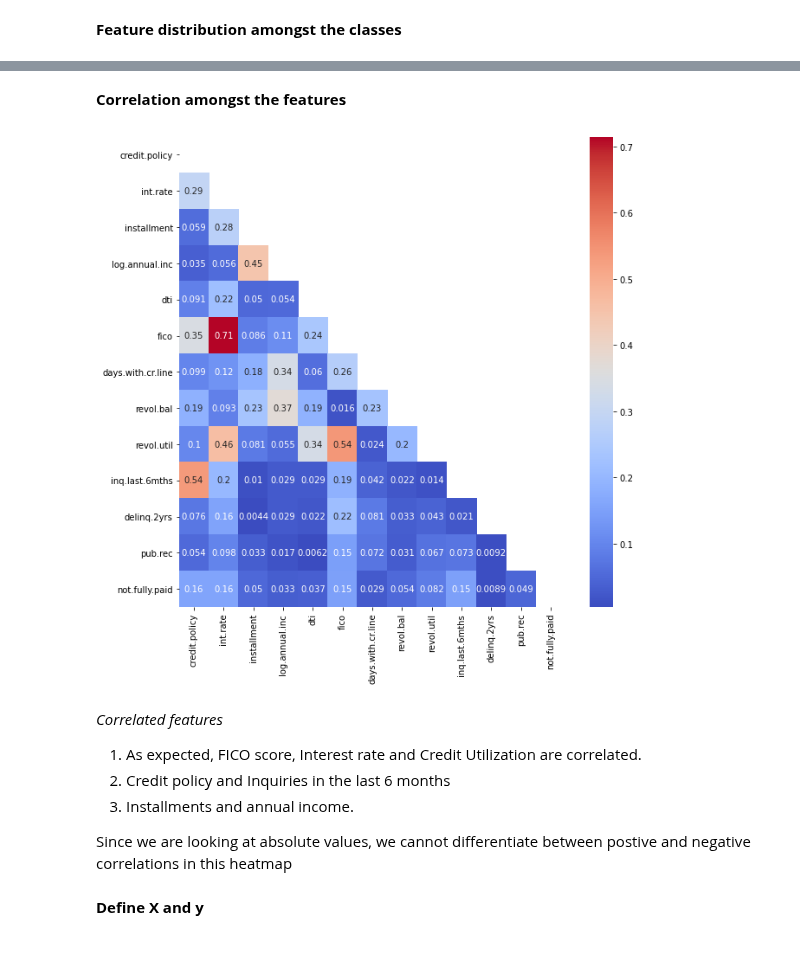
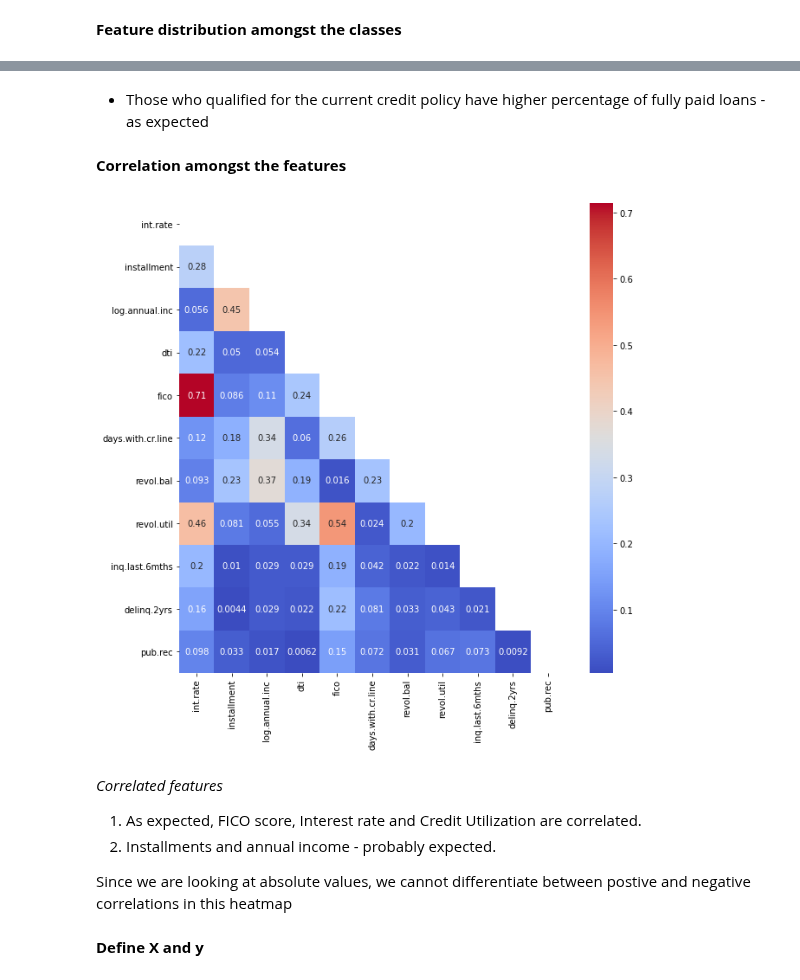
Before and after one commit to deepthiab/Loans_LC, a Jupyter notebook: EDA.ipynb, the cells around one changed output, grey strips where cells are left out. Saved outputs shown, nothing was run; the diff lists cells and outputs as text; code cells hidden in the pictures; blank space fills up the shorter version.

```diff
--- a/EDA.ipynb
+++ b/EDA.ipynb
@@ -11,2 +14,2 @@ warnings.filterwarnings('ignore')
 # %%
-loan_data = pd.read_csv('./loan_data.csv')
+loan_data = pd.read_csv('loan_data.csv')
@@ -72,20 +98,21 @@ for i in numbers:
+# %% [markdown]
+* Those who qualified for the current credit policy have higher percentage of fully paid loans - as expected
 # %% [markdown]
 **Correlation amongst the features**
 # %%
-corr = loan_data.corr().abs()
+corr = loan_data[numbers].corr().abs()
 mask = np.triu(np.ones_like(corr))
 plt.figure(figsize= (10,10))
 sns.heatmap(data= corr,
             cmap= 'coolwarm',
             annot = True,
            mask=mask);
 # %% [output]
-[figure, old version]
+[figure, new version]
 # %% [markdown]
 *Correlated features*
 1. As expected, FICO score, Interest rate and Credit Utilization are correlated.
-2. Credit policy and Inquiries in the last 6 months
-3. Installments and annual income.
+2. Installments and annual income - probably expected.
 
 Since we are looking at absolute values, we cannot differentiate between postive and negative correlations in this heatmap
 # %% [markdown]
```
Also changed, not shown: parts of 12 cells of this notebook, 3 other files.
